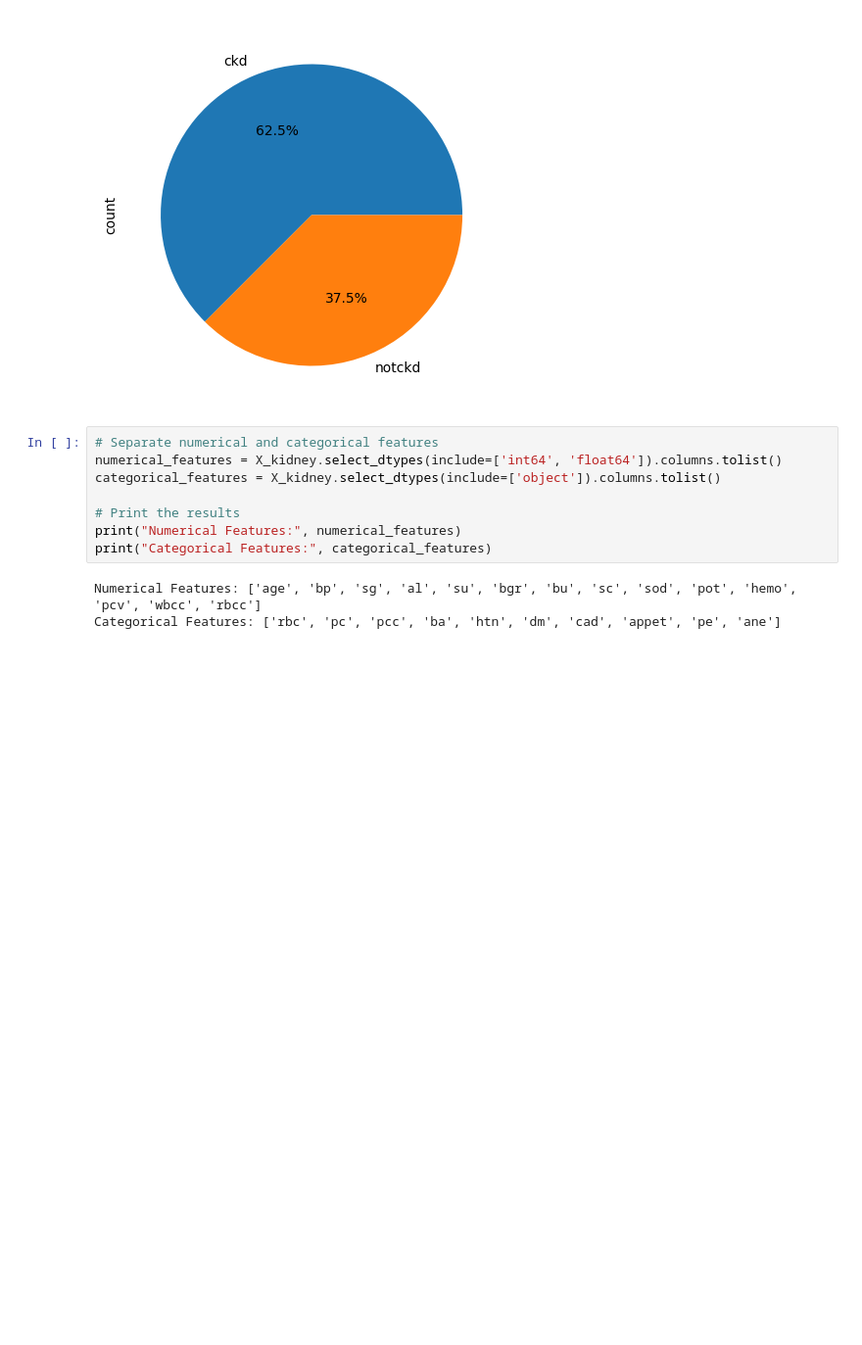
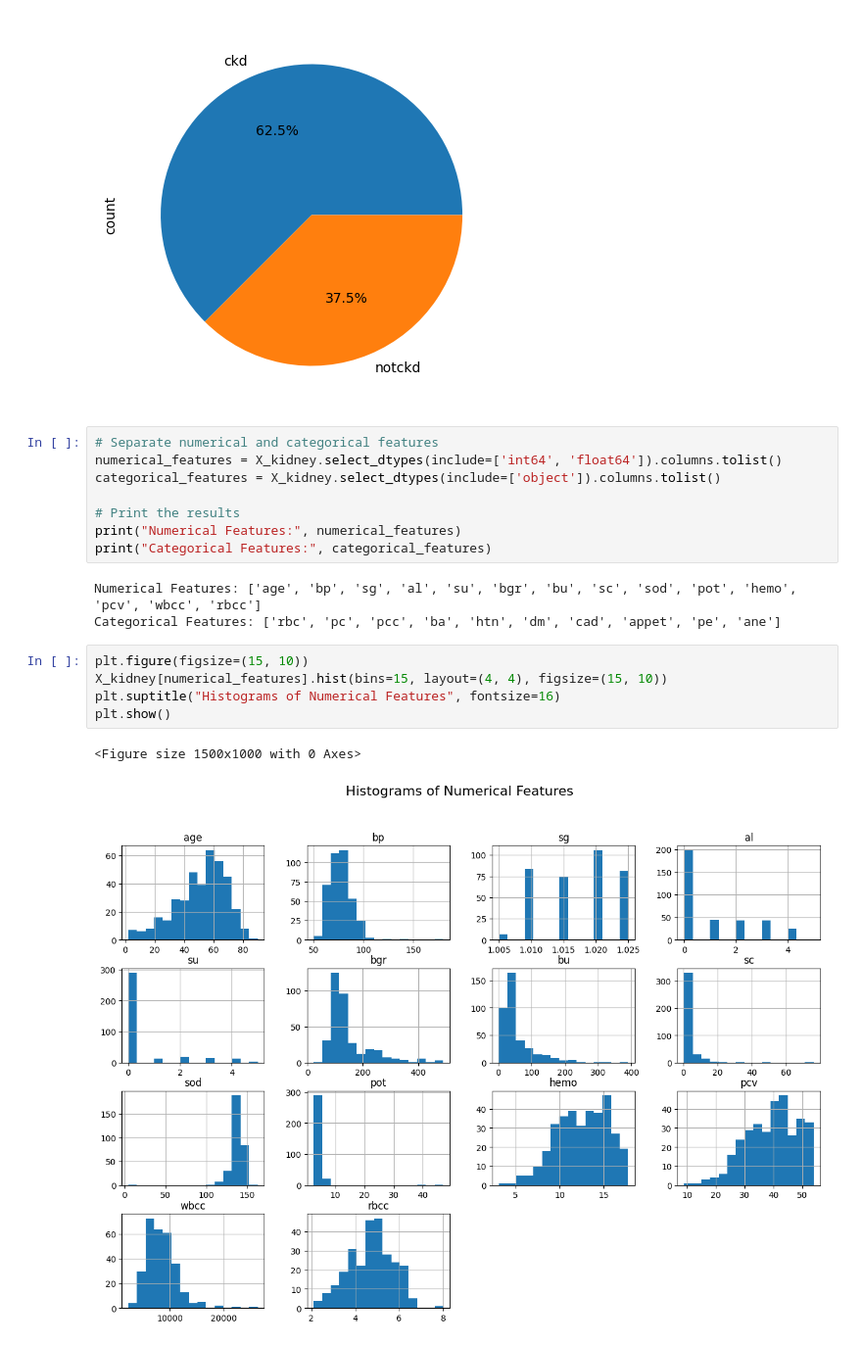
Before and after one commit to AnnsTomy/Chronic_kidney_disease_ML, a Jupyter notebook: 22033815_KIDNEY_DISEASE (2).ipynb, the cells around one changed output. Shown at 98% size. Cells and saved outputs as stored; diff of their text form; blank space fills up the shorter version.

```diff
--- a/22033815_KIDNEY_DISEASE (2).ipynb
+++ b/22033815_KIDNEY_DISEASE (2).ipynb
@@ -241,3 +246,11 @@ print("Categorical Features:", categorical_features)
 # %% [output]
 Numerical Features: ['age', 'bp', 'sg', 'al', 'su', 'bgr', 'bu', 'sc', 'sod', 'pot', 'hemo', 'pcv', 'wbcc', 'rbcc']
 Categorical Features: ['rbc', 'pc', 'pcc', 'ba', 'htn', 'dm', 'cad', 'appet', 'pe', 'ane']
+# %%
+plt.figure(figsize=(15, 10))
+X_kidney[numerical_features].hist(bins=15, layout=(4, 4), figsize=(15, 10))
+plt.suptitle("Histograms of Numerical Features", fontsize=16)
+plt.show()
+# %% [output]
+<Figure size 1500x1000 with 0 Axes>
+[figure, added]
```
Also changed, not shown: parts of 10 cells of this notebook.
